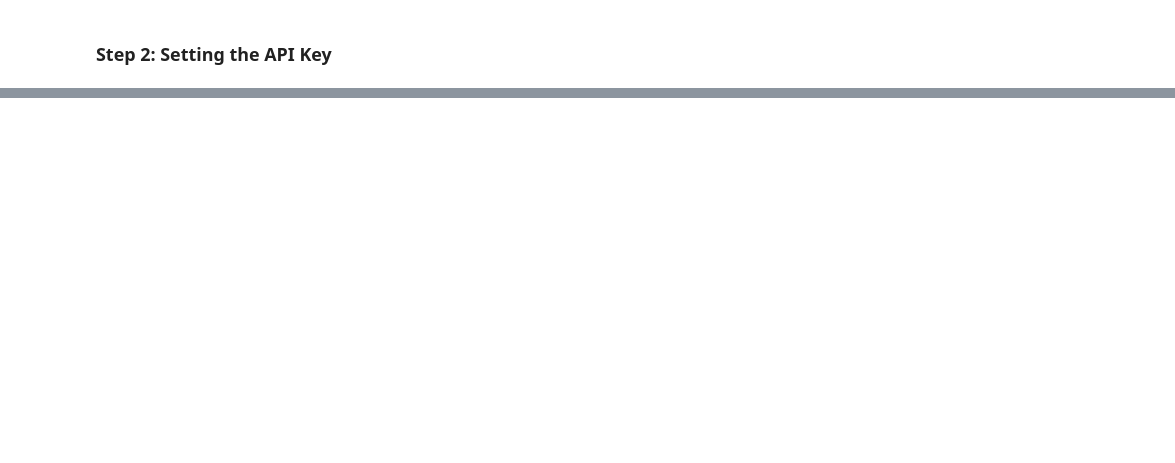
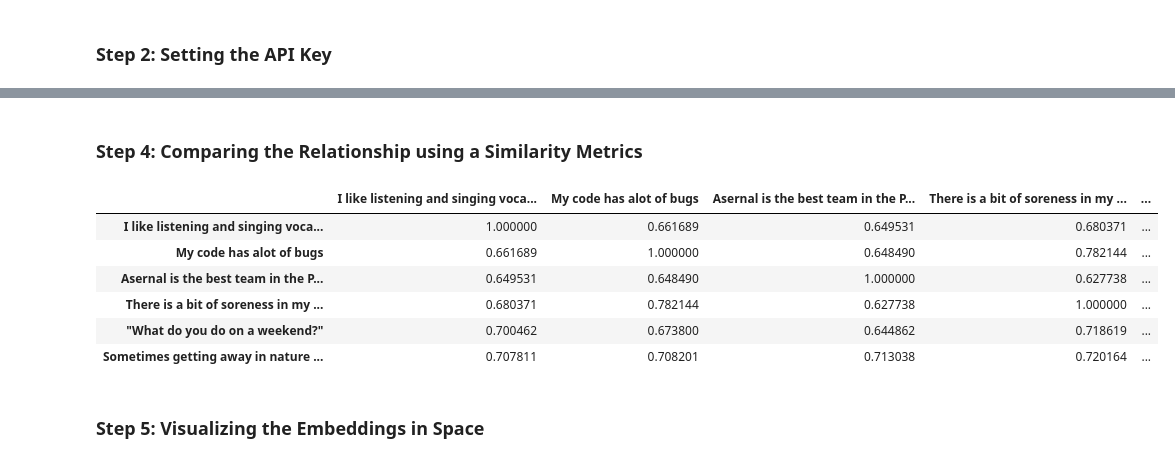
Before and after one commit to kenmayere/gemini-rag-portfolio, a Jupyter notebook: notebooks/01_embeddings.ipynb, the cells around one changed output, grey strips where cells are left out. Cells and saved outputs as stored; diff of their text form; code cells hidden in the pictures; blank space fills up the shorter version.

Commit message:
Added a visualization of the 01_embeddings

```diff
--- a/notebooks/01_embeddings.ipynb
+++ b/notebooks/01_embeddings.ipynb
@@ -16,0 +94,36 @@ ModuleNotFoundError: No module named 'google'
+# %% [markdown]
+### Step 4: Comparing the Relationship using a Similarity Metrics
+# %%
+# I will use the Cosine Similarity to compare the vector embeddings for each line of text
+# Cosine similarity is a function that takes two vectors as input and returns a numerical score representing ..,
+# .., how similar they are by comparing their direction.
+
+# I am redifining the text list because when I previously looped text to print the embeddings, the text variable was overwritten
+
+text = [
+    'I like listening and singing vocal acapella',
+    'My code has alot of bugs',
+    'Asernal is the best team in the Premier League right now',
+    'There is a bit of soreness in my eyes, I slept very late',
+    '"What do you do on a weekend?"',
+    'Sometimes getting away in nature is the best thing to do'
+]
+
+# Creating a data frame
+df = pd.DataFrame(cosine_similarity([e.values for e in results.embeddings]),
+                  index = text,
+                  columns = text
+)
+
+# Displaying the dataframe
+display(df)
+# %% [output]
+|  | I like listening and singing voca... | My code has alot of bugs | Asernal is the best team in the P... | There is a bit of soreness in my ... | ... |
+| I like listening and singing voca... | 1.000000 | 0.661689 | 0.649531 | 0.680371 | ... |
+| My code has alot of bugs | 0.661689 | 1.000000 | 0.648490 | 0.782144 | ... |
+| Asernal is the best team in the P... | 0.649531 | 0.648490 | 1.000000 | 0.627738 | ... |
+| There is a bit of soreness in my ... | 0.680371 | 0.782144 | 0.627738 | 1.000000 | ... |
+| "What do you do on a weekend?" | 0.700462 | 0.673800 | 0.644862 | 0.718619 | ... |
+| Sometimes getting away in nature ... | 0.707811 | 0.708201 | 0.713038 | 0.720164 | ... |
+# %% [markdown]
+### Step 5: Visualizing the Embeddings in Space
```
Also changed, not shown: parts of 8 cells of this notebook.
